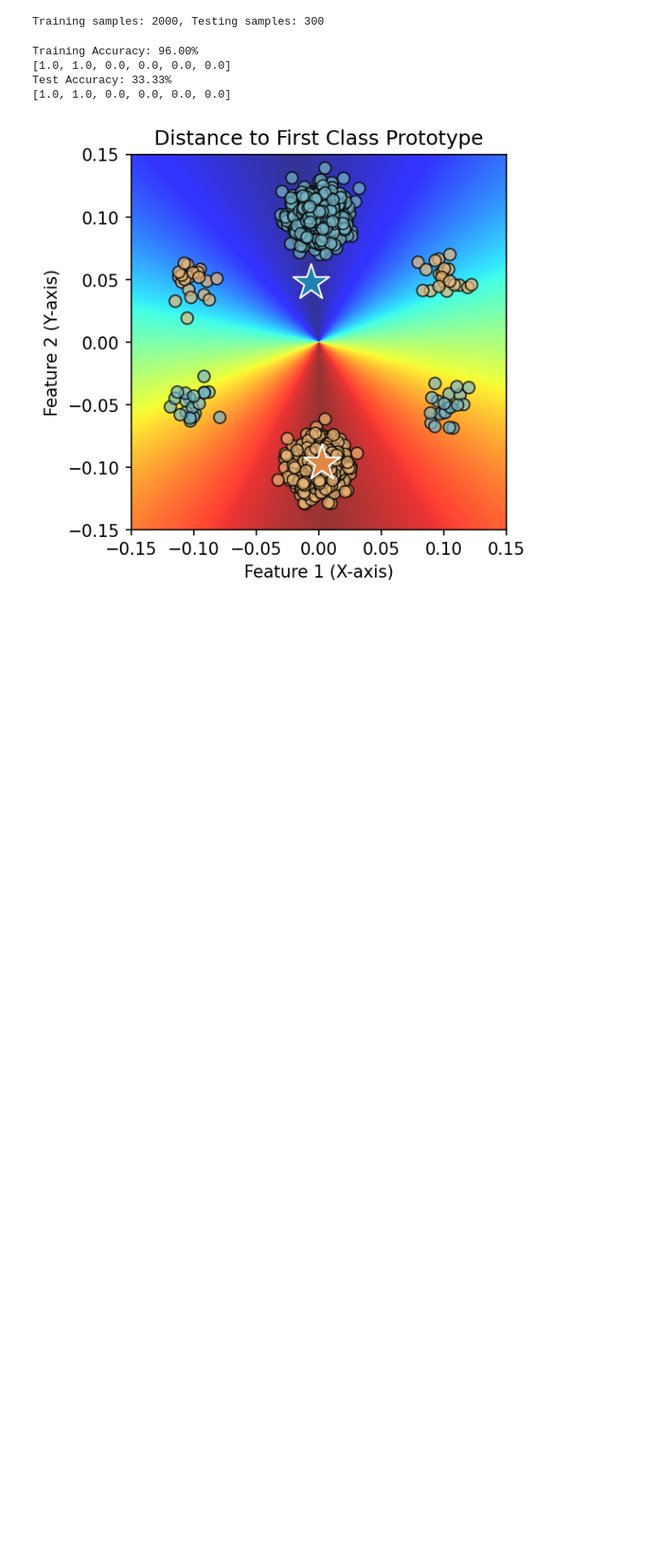
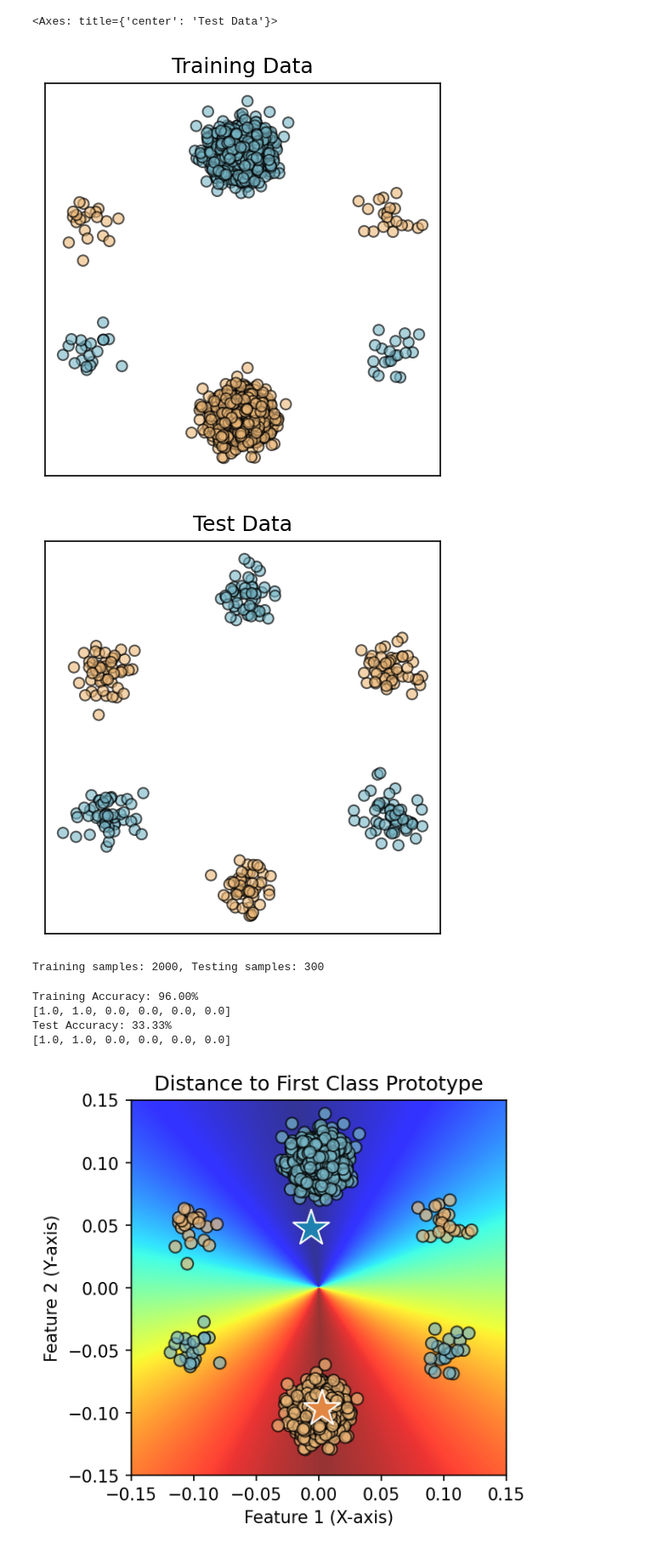
Before and after one commit to minhto2802/DPE, a Jupyter notebook: notebooks/00_synthetic.ipynb, the cells around one changed output. Shown at 85% size. Saved outputs shown, nothing was run; the diff lists cells and outputs as text; code cells hidden in the pictures; blank space fills up the shorter version.

```diff
--- a/notebooks/00_synthetic.ipynb
+++ b/notebooks/00_synthetic.ipynb
@@ -7,6 +7,16 @@ from notebooks.plot_utils import *
 # %%
 from utils.misc import fix_random_seed
 fix_random_seed(2)
+# %%
+# Step 1: Generate Clusters
+X_train, y_train, subgroups_train = generate_clusters(total_samples=2000, random_state=42)
+X_test, y_test, subgroups_test = generate_balanced_clusters(total_samples=300, random_state=42)
+plot_clusters(X_train, y_train, title="Training Data")
+plot_clusters(X_test, y_test, title="Test Data")
+# %% [output]
+<Axes: title={'center': 'Test Data'}>
+[figure, added]
+[figure, added]
 # %%
 # Step 1: Generate Clusters
 X_train, y_train, subgroups_train = generate_clusters(total_samples=2000, random_state=42)
```
